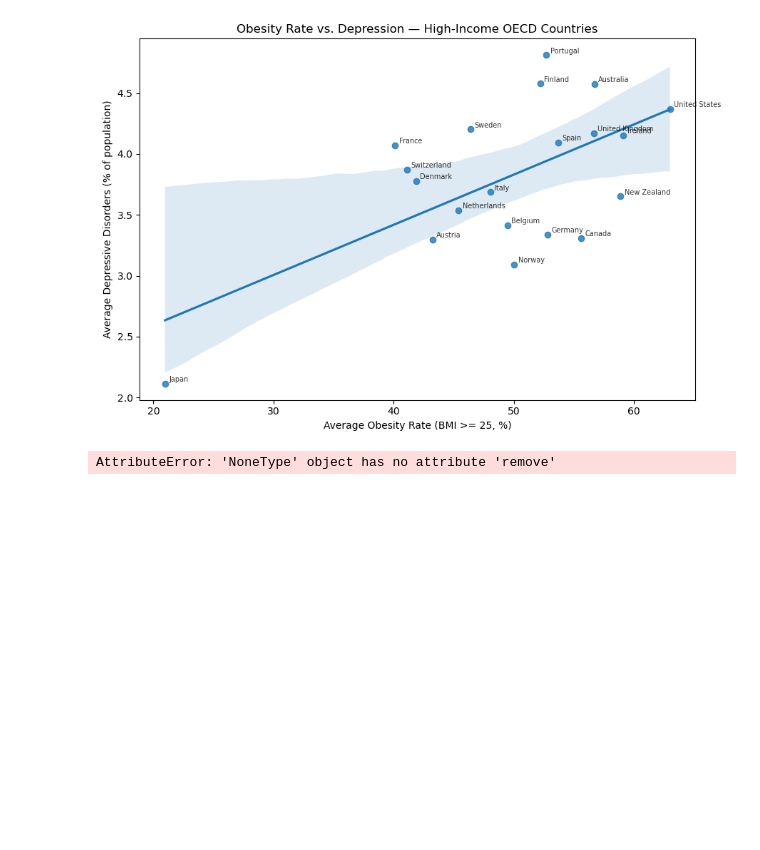
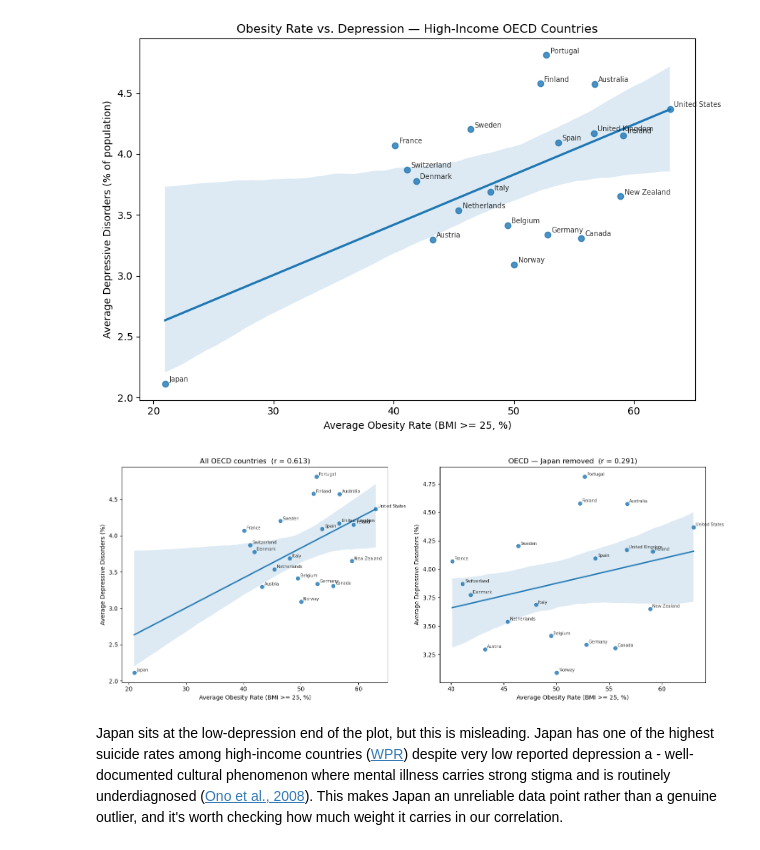
Before and after one commit to IvanOgnyanovGoranov/diet-obesity-mental-health-analysis, a Jupyter notebook: draft.ipynb, the cells around one changed output. Saved outputs shown, nothing was run; the diff lists cells and outputs as text; code cells hidden in the pictures; blank space fills up the shorter version.

Commit message:
Added function to remove the outlier Japan

```diff
--- a/draft.ipynb
+++ b/draft.ipynb
@@ -337,11 +337,26 @@ plt.tight_layout()
 plt.show()
 # %% [output]
 [figure]
-# %%
-high_income_countries = high_income_countries.remove('Japan')
-print(high_income_countries)
-# %% [output]
-AttributeError: 'NoneType' object has no attribute 'remove'
+# %%
+def plot_corr(df, x, y, title, ax):
+    sns.regplot(data=df, x=x, y=y, ax=ax)
+    for _, row in df.iterrows():
+        ax.annotate(row['country'], (row[x], row[y]),
+                    fontsize=7, alpha=0.8, xytext=(4, 2), textcoords='offset points')
+    r = df[x].corr(df[y])
+    ax.set_title(f'{title}  (r = {r:.3f})')
+    ax.set_xlabel('Average Obesity Rate (BMI >= 25, %)')
+    ax.set_ylabel('Average Depressive Disorders (%)')
+
+fig, (ax1, ax2) = plt.subplots(1, 2, figsize=(15, 6))
+plot_corr(oecd_avg, 'obesity_rate', 'depressive_disorders', 'All OECD countries', ax1)
+plot_corr(oecd_avg[oecd_avg['country'] != 'Japan'], 'obesity_rate', 'depressive_disorders', 'OECD — Japan removed', ax2)
+plt.tight_layout()
+plt.show()
+# %% [output]
+[figure, added]
+# %% [markdown]
+Japan sits at the low-depression end of the plot, but this is misleading. Japan has one of the highest suicide rates among high-income countries ([WPR](https://worldpopulationreview.com/country-rankings/suicide-rate-by-country)) despite very low reported depression a - well-documented cultural phenomenon where mental illness carries strong stigma and is routinely underdiagnosed ([Ono et al., 2008](https://doi.org/10.1111/j.1600-0447.2008.01199.x)). This makes Japan an unreliable data point rather than a genuine outlier, and it's worth checking how much weight it carries in our correlation.
 # %% [markdown]
 ## Resources
 
```
Also changed, not shown: parts of 1 cell of this notebook.
